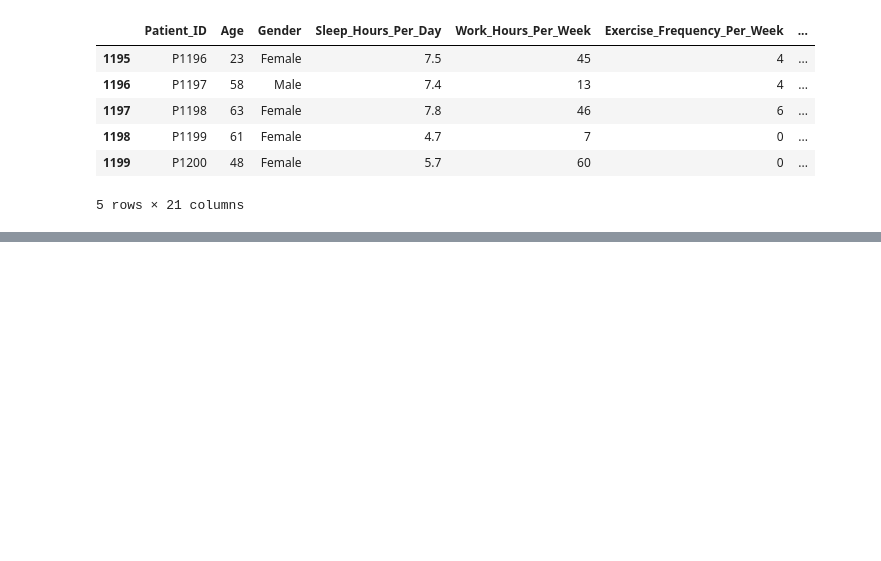
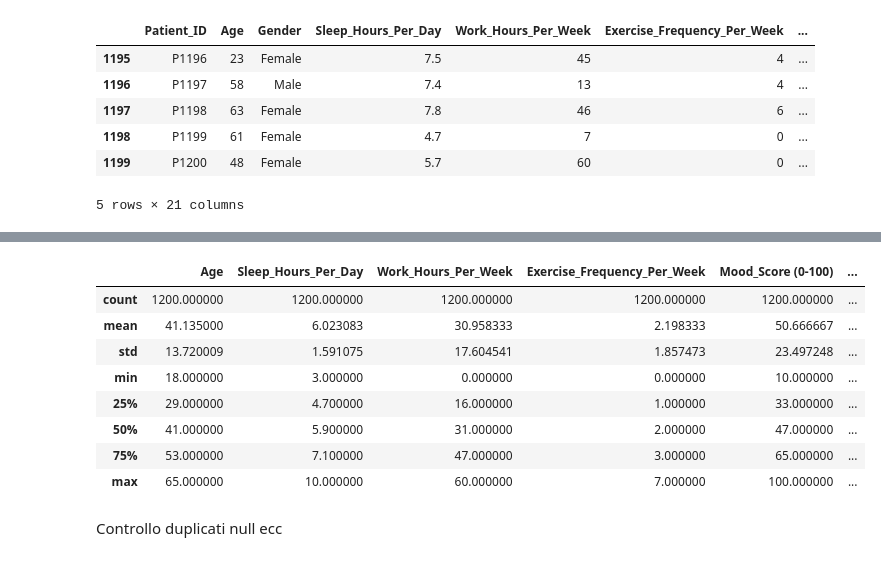
Before and after one commit to salvannunziata/studioDataset, a Jupyter notebook: 01_dataset_exploration.ipynb, the cells around one changed output, grey strips where cells are left out. Drawn from its saved outputs; the diff is of its cells as text; code cells hidden in the pictures; blank space fills up the shorter version.

```diff
--- a/01_dataset_exploration.ipynb
+++ b/01_dataset_exploration.ipynb
@@ -20,0 +43,14 @@ df.tail()
+# %%
+df.describe()
+# %% [output]
+|  | Age | Sleep_Hours_Per_Day | Work_Hours_Per_Week | Exercise_Frequency_Per_Week | Mood_Score (0-100) | ... |
+| count | 1200.000000 | 1200.000000 | 1200.000000 | 1200.000000 | 1200.000000 | ... |
+| mean | 41.135000 | 6.023083 | 30.958333 | 2.198333 | 50.666667 | ... |
+| std | 13.720009 | 1.591075 | 17.604541 | 1.857473 | 23.497248 | ... |
+| min | 18.000000 | 3.000000 | 0.000000 | 0.000000 | 10.000000 | ... |
+| 25% | 29.000000 | 4.700000 | 16.000000 | 1.000000 | 33.000000 | ... |
+| 50% | 41.000000 | 5.900000 | 31.000000 | 2.000000 | 47.000000 | ... |
+| 75% | 53.000000 | 7.100000 | 47.000000 | 3.000000 | 65.000000 | ... |
+| max | 65.000000 | 10.000000 | 60.000000 | 7.000000 | 100.000000 | ... |
+# %% [markdown]
+Controllo duplicati null ecc
```
Also changed, not shown: parts of 9 cells of this notebook.
